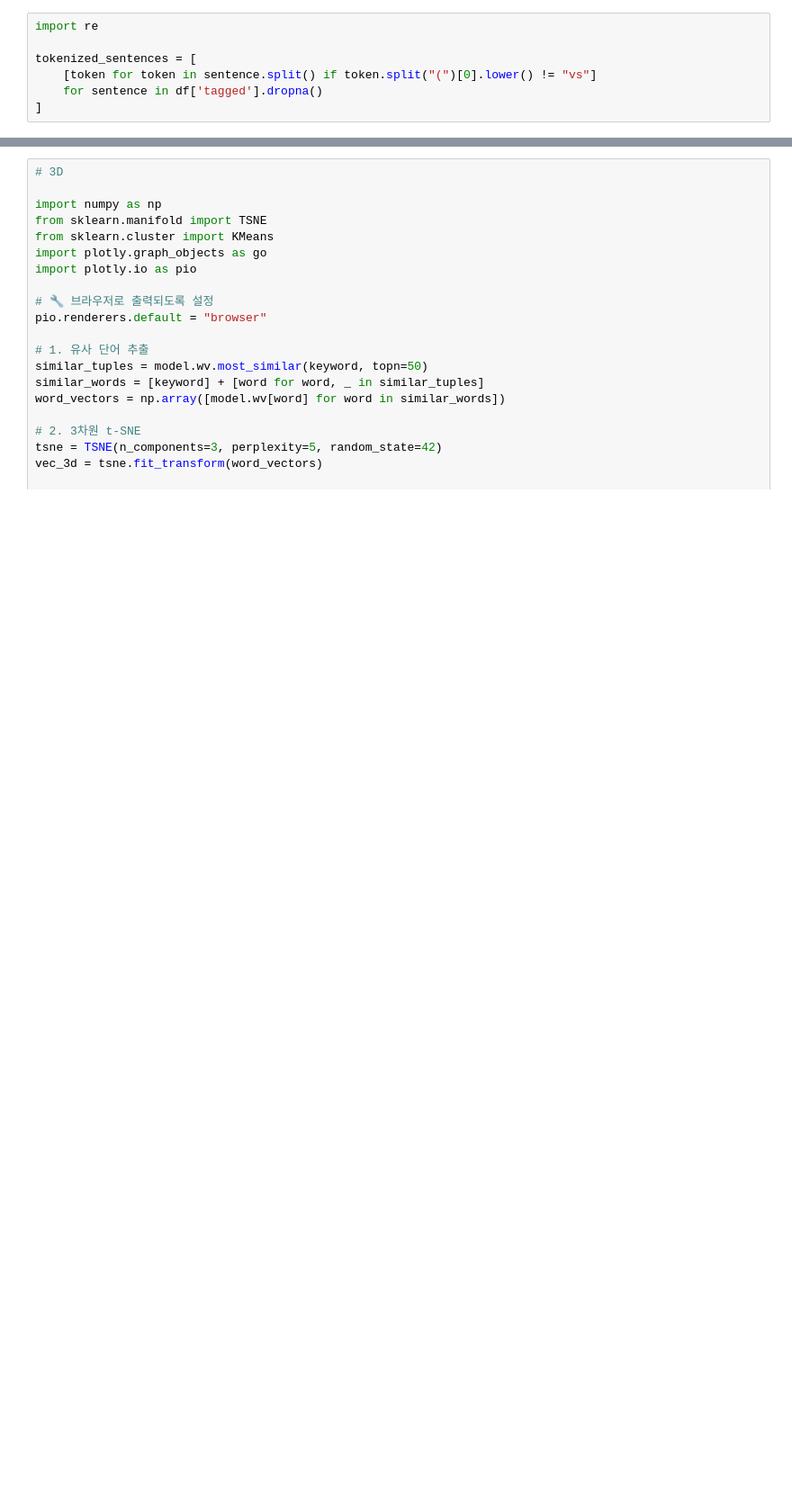
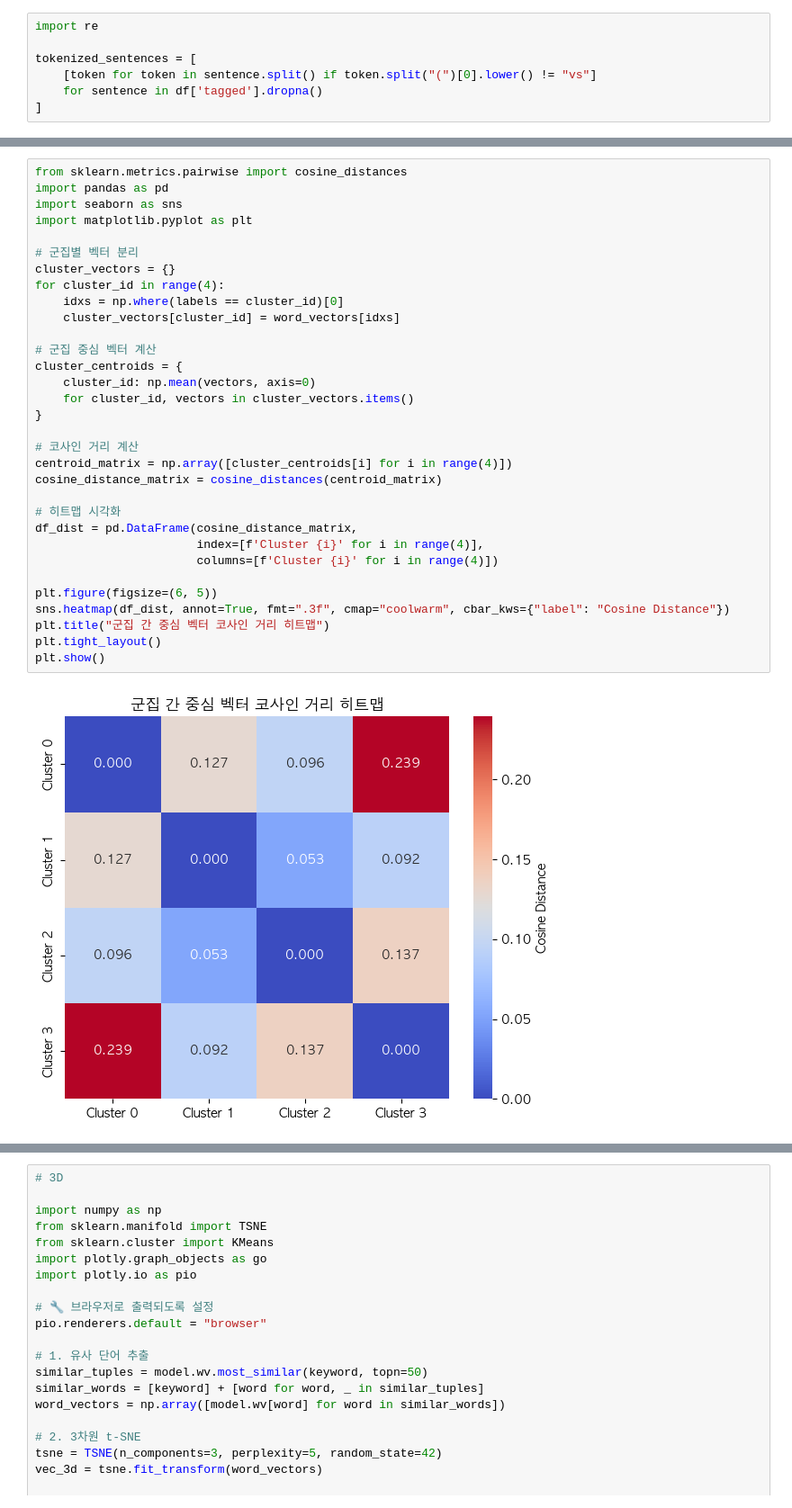
Before and after one commit to hyeriiiiinnn/KORE208_team5, a Jupyter notebook: 3. 정치인별 빈도, 워드임베딩/1.이재명/이재명_워드임베딩.ipynb, the cells around one changed output, grey strips where cells are left out. Shown at 90% size. Saved outputs shown, nothing was run; the diff lists cells and outputs as text; blank space fills up the shorter version.

```diff
--- a/3. 정치인별 빈도, 워드임베딩/1.이재명/이재명_워드임베딩.ipynb
+++ b/3. 정치인별 빈도, 워드임베딩/1.이재명/이재명_워드임베딩.ipynb
@@ -156,0 +231,34 @@ zsh:1: command not found: pip
+# %%
+from sklearn.metrics.pairwise import cosine_distances
+import pandas as pd
+import seaborn as sns
+import matplotlib.pyplot as plt
+
+# 군집별 벡터 분리
+cluster_vectors = {}
+for cluster_id in range(4):
+    idxs = np.where(labels == cluster_id)[0]
+    cluster_vectors[cluster_id] = word_vectors[idxs]
+
+# 군집 중심 벡터 계산
+cluster_centroids = {
+    cluster_id: np.mean(vectors, axis=0)
+    for cluster_id, vectors in cluster_vectors.items()
+}
+
+# 코사인 거리 계산
+centroid_matrix = np.array([cluster_centroids[i] for i in range(4)])
+cosine_distance_matrix = cosine_distances(centroid_matrix)
+
+# 히트맵 시각화
+df_dist = pd.DataFrame(cosine_distance_matrix,
+                       index=[f'Cluster {i}' for i in range(4)],
+                       columns=[f'Cluster {i}' for i in range(4)])
+
+plt.figure(figsize=(6, 5))
+sns.heatmap(df_dist, annot=True, fmt=".3f", cmap="coolwarm", cbar_kws={"label": "Cosine Distance"})
+plt.title("군집 간 중심 벡터 코사인 거리 히트맵")
+plt.tight_layout()
+plt.show()
+# %% [output]
+[figure, added]
```
Also changed, not shown: parts of 10 cells of this notebook, 14 other files.
